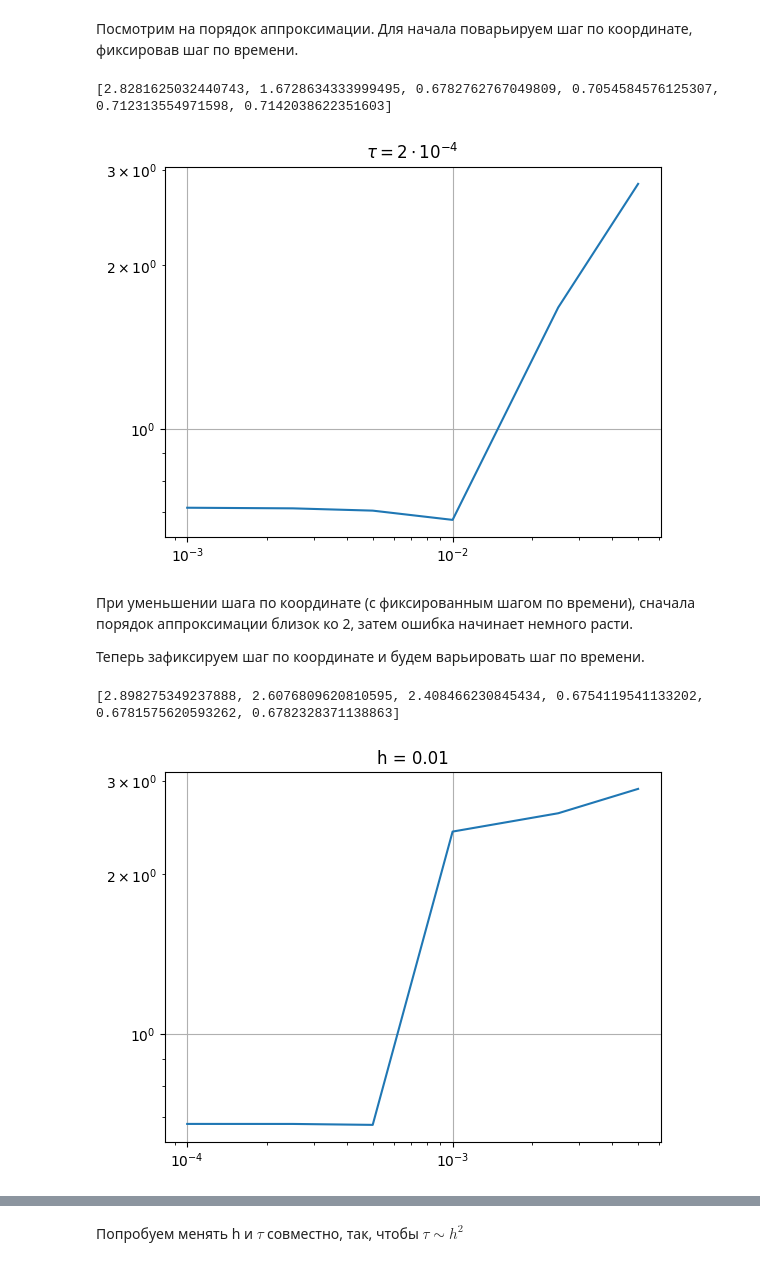
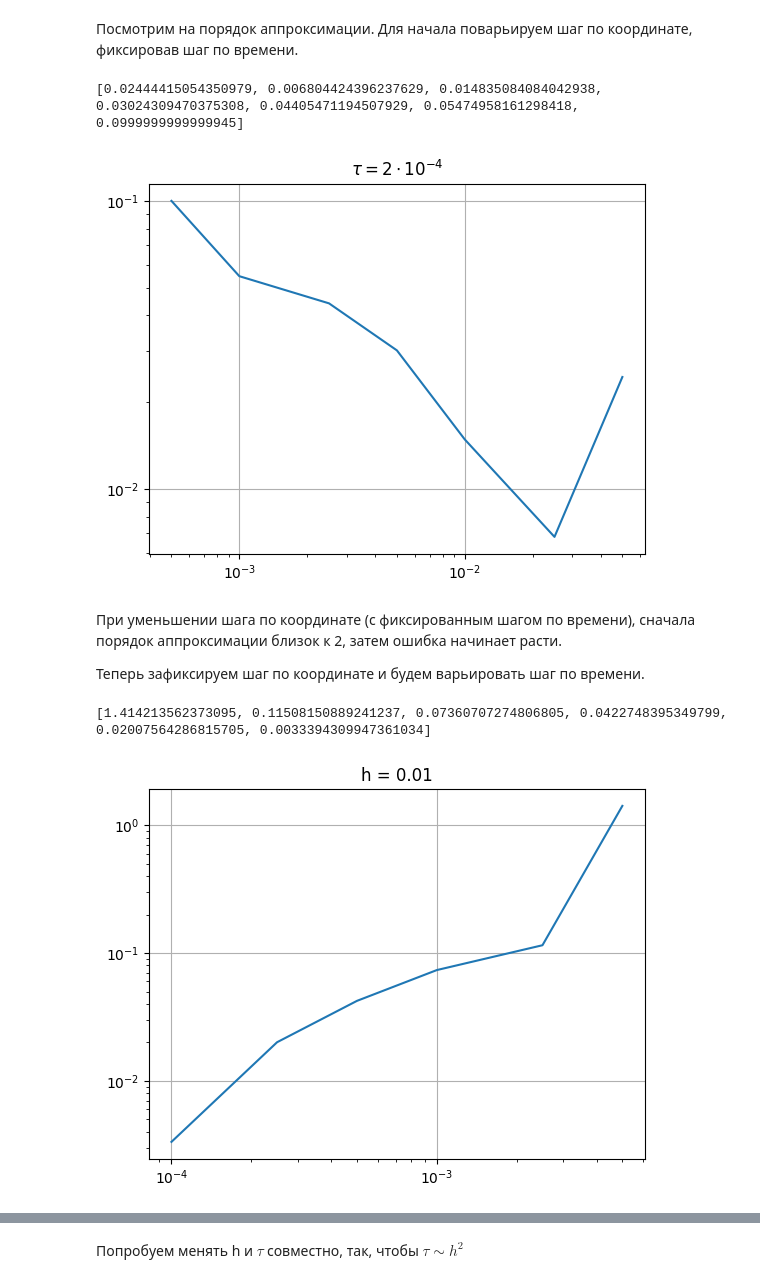
Before and after one commit to Xopppek/heat_equation, a Jupyter notebook: heat_equation.ipynb, the cells around one changed output, grey strips where cells are left out. Drawn from its saved outputs; the diff is of its cells as text; code cells hidden in the pictures.

```diff
--- a/heat_equation.ipynb
+++ b/heat_equation.ipynb
@@ -170,11 +170,12 @@ plt.show()
 Посмотрим на порядок аппроксимации.
 Для начала поварьируем шаг по координате, фиксировав шаг по времени.
 # %%
-h_steps = np.array([0.05, 0.025, 0.01, 0.005, 0.0025, 0.001])
+h_steps = np.array([0.05, 0.025, 0.01, 0.005, 0.0025, 0.001, 0.0005])
 err = []
 
 for h_i in h_steps:
-    err.append(np.max(np.abs(u(x, 0.2) - solve_one_dim(u(x, t_0), h_i, tau, 0.2 - t_0, K, mu_l, mu_r))))
+    x_i = np.linspace(0, 1, int(1 / h_i)+1)
+    err.append(np.max(np.abs(u(x_i, 0.2) - solve_one_dim(u(x_i, t_0), h_i, tau, 0.2 - t_0, K, mu_l, mu_r))))
 
 print(err)
 plt.loglog(h_steps, err)
@@ -182,25 +183,26 @@ plt.title("$\\tau = 2\\cdot 10^{-4}$")
 plt.grid(True)
 plt.show()
 # %% [output]
-[2.8281625032440743, 1.6728634333999495, 0.6782762767049809, 0.7054584576125307, 0.712313554971598, 0.7142038622351603]
+[0.02444415054350979, 0.006804424396237629, 0.014835084084042938, 0.03024309470375308, 0.04405471194507929, 0.05474958161298418, 0.0999999999999945]
-[figure, old version]
+[figure, new version]
 # %% [markdown]
-При уменьшении шага по координате (с фиксированным шагом по времени), сначала порядок аппроксимации близок ко 2, затем ошибка начинает немного расти.
+При уменьшении шага по координате (с фиксированным шагом по времени), сначала порядок аппроксимации близок к 2, затем ошибка начинает расти.
 
 Теперь зафиксируем шаг по координате и будем варьировать шаг по времени.
 # %%
 tau_steps = np.array([0.005, 0.0025, 0.001, 0.0005, 0.00025, 0.0001])
 h_tau_test = 0.01
+x_tau_test = np.linspace(0, 1, int(1 / h_tau_test)+1)
 err = []
 
-for tau_i in h_steps:
-    err.append(np.max(np.abs(u(x, 0.2) - solve_one_dim(u(x, t_0), h_tau_test, tau_i, 0.2 - t_0, K, mu_l, mu_r))))
+for tau_i in tau_steps:
+    err.append(np.max(np.abs(u(x_tau_test, 0.2) - solve_one_dim(u(x_tau_test, t_0), h_tau_test, tau_i, 0.2 - t_0, K, mu_l, mu_r))))
 
 print(err)
 plt.loglog(tau_steps, err)
 plt.title(f"h = {h_tau_test}")
 plt.grid(True)
 plt.show()
 # %% [output]
-[2.898275349237888, 2.6076809620810595, 2.408466230845434, 0.6754119541133202, 0.6781575620593262, 0.6782328371138863]
+[1.414213562373095, 0.11508150889241237, 0.07360707274806805, 0.0422748395349799, 0.02007564286815705, 0.0033394309947361034]
-[figure, old version]
+[figure, new version]
```
Also changed, not shown: parts of 13 cells of this notebook.
